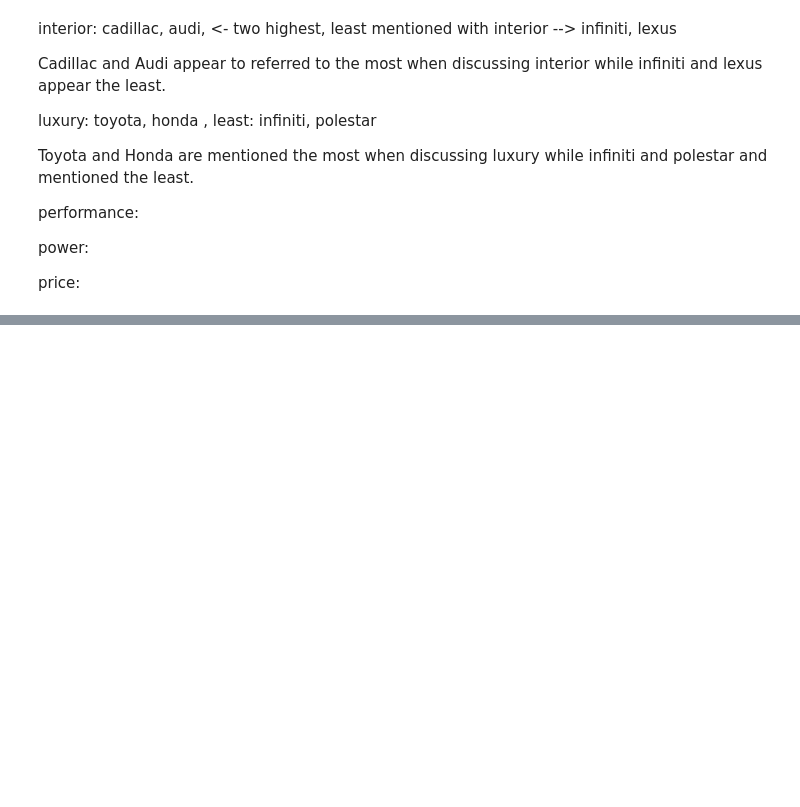
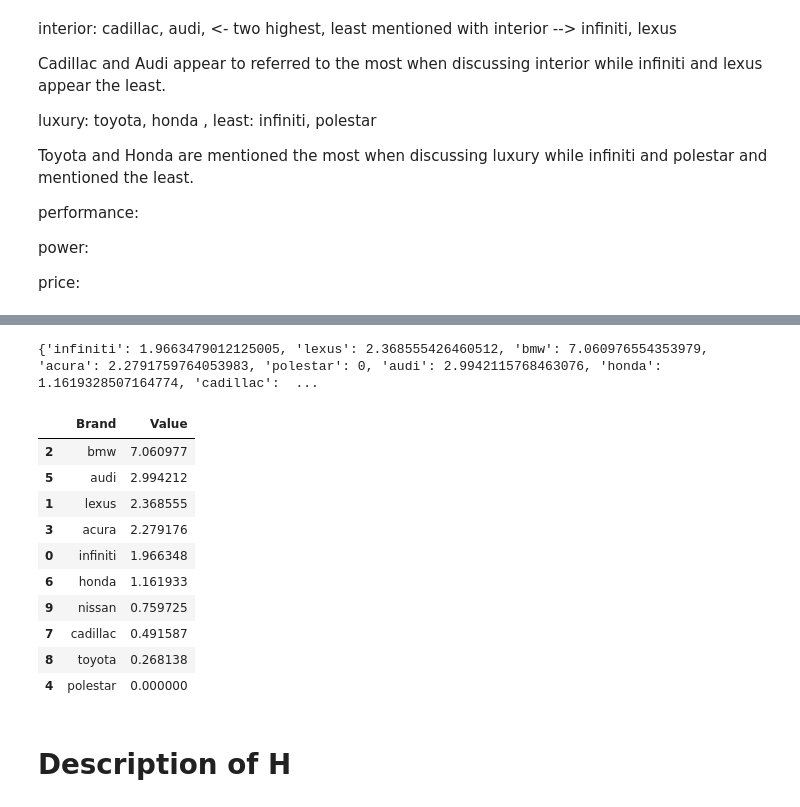
Before and after one commit to jncurrea/Edmunds_Scraper, a Jupyter notebook: HHHHHADLEY.ipynb, the cells around one changed output, grey strips where cells are left out. Drawn from its saved outputs; the diff is of its cells as text; code cells hidden in the pictures; blank space fills up the shorter version.

```diff
--- a/HHHHHADLEY.ipynb
+++ b/HHHHHADLEY.ipynb
@@ -599,0 +606,2 @@ pattern = re.compile('|'.join(re.escape(phrase) for phrase in aspirational_phras
+# %%
+Hmessages = pd.read_csv('messagedata_final.csv')
@@ -689,0 +652,6 @@ print(final_lift_matrix)
+# %%
+# Filter the DataFrame to show only rows where 'aspire' is in the 'Modified_Message' column
+aspire_messages = Hmessages[Hmessages['Modified_Message'].str.contains('aspire', case=False, na=False)]
+
+# Display the filtered DataFrame
+print(aspire_messages)
@@ -689,0 +739,16 @@ print(final_lift_matrix)
+# %%
+# Now we need to know how many times each of these brands occur in a message
+BrandDict = {key: 0 for key in topbrandsList}
+
+### This just added one per message and then moved on i think
+# Loop through each brand and check if it occurs in the 'Modified_Message' column
+for brand in topbrandsList:
+    for message in Hmessages['Message']:
+        # Ensure the message is a string (to avoid issues with NaN)
+        if isinstance(message, str):
+            # Use re.search to check if the brand name appears in the message
+            if re.search(fr'\b{brand}\b', message, re.IGNORECASE):
+                BrandDict[brand] += 1
+
+### Using previous data for next part
+top10Dict = dict(top_10)
@@ -689,0 +764,16 @@ print(final_lift_matrix)
+# %%
+aspireValsDict = {key: 0 for key in topbrandsList}
+
+for key, value in aspireBrandDict.items():
+    if value != 0:
+        for innerkey, item in top10Dict.items():
+            if item != 0:
+                lift_val = 15001 * value / (402 * item) # value is ab occuring,
+                print(lift_val)
+                aspireValsDict[key] = lift_val
+            else:
+                lift_val = 0
+                aspireValsDict[key] = lift_val
+    else:
+        lift_val = 0
+        aspireValsDict[key] = lift_val
@@ -689,0 +798,22 @@ print(final_lift_matrix)
+# %%
+print(aspireValsDict)
+# %% [output]
+{'infiniti': 1.9663479012125005, 'lexus': 2.368555426460512, 'bmw': 7.060976554353979, 'acura': 2.2791759764053983, 'polestar': 0, 'audi': 2.9942115768463076, 'honda': 1.1619328507164774, 'cadillac':  ...
+# %%
+# Convert the dictionary to a pandas DataFrame
+df = pd.DataFrame(list(aspireValsDict.items()), columns=['Brand', 'Value'])
+df.sort_values('Value',ascending=False)
+# %% [output]
+|  | Brand | Value |
+| 2 | bmw | 7.060977 |
+| 5 | audi | 2.994212 |
+| 1 | lexus | 2.368555 |
+| 3 | acura | 2.279176 |
+| 0 | infiniti | 1.966348 |
+| 6 | honda | 1.161933 |
+| 9 | nissan | 0.759725 |
+| 7 | cadillac | 0.491587 |
+| 8 | toyota | 0.268138 |
+| 4 | polestar | 0.000000 |
+# %% [markdown]
+# Description of H
```
Also changed, not shown: parts of 22 cells of this notebook.
